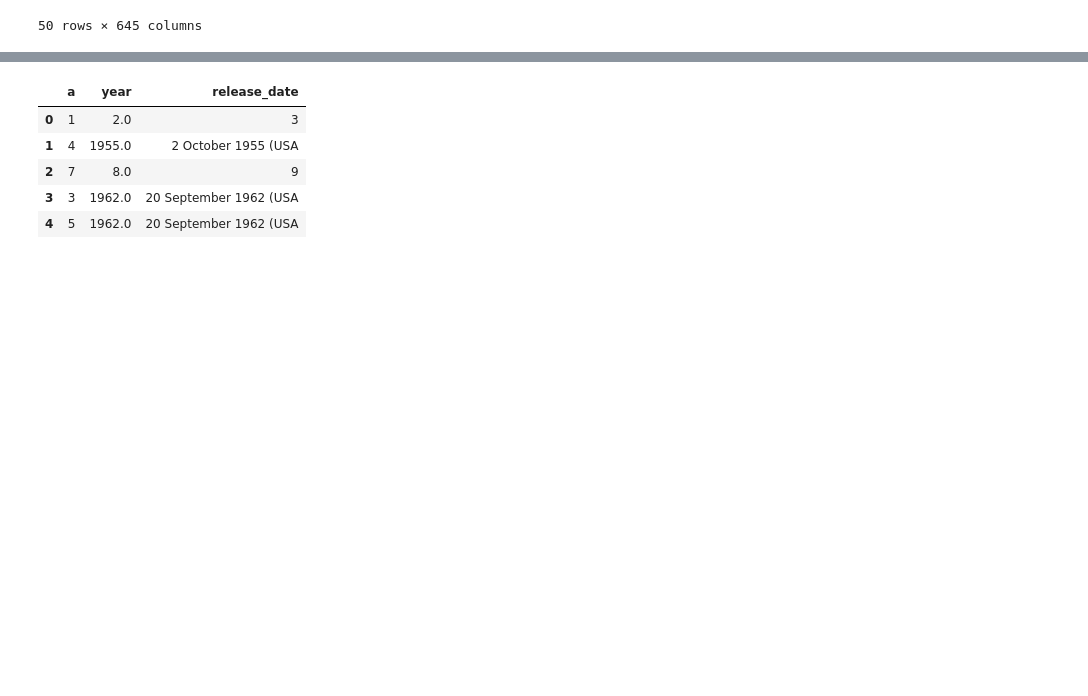
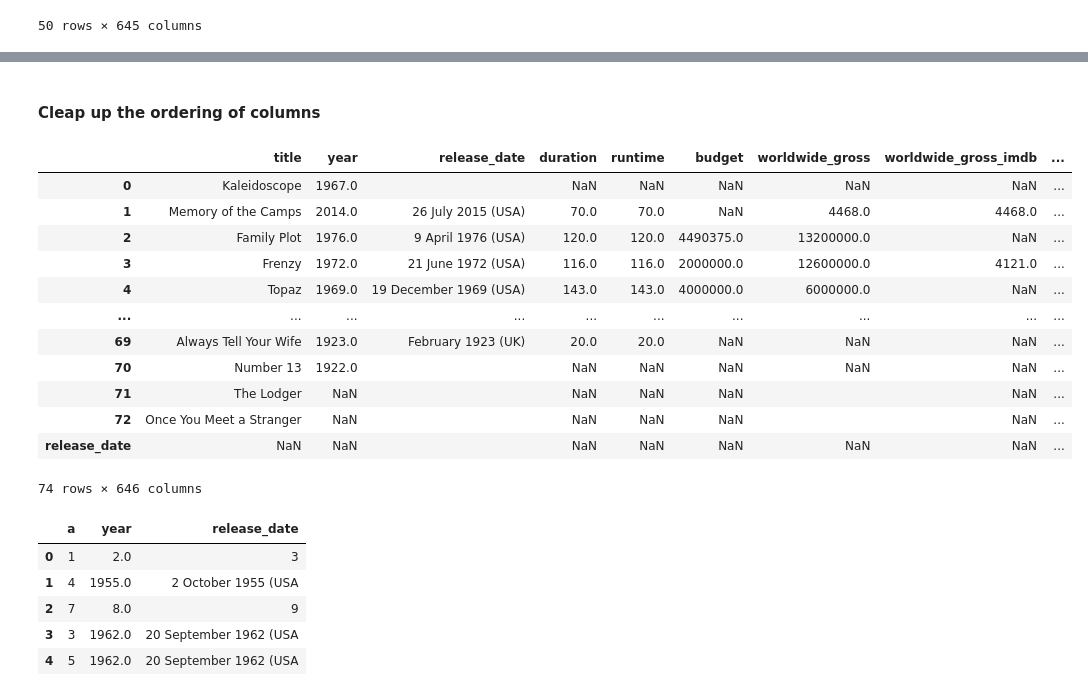
Before and after one commit to jmailman/scrape_flix, a Jupyter notebook: film_directors_streamlined.ipynb, the cells around one changed output, grey strips where cells are left out. Saved outputs shown, nothing was run; the diff lists cells and outputs as text; code cells hidden in the pictures; blank space fills up the shorter version.

```diff
--- a/film_directors_streamlined.ipynb
+++ b/film_directors_streamlined.ipynb
@@ -565,3 +620,26 @@ films_df_reordered.tail(50)
+# %% [markdown]
+#### Cleap up the ordering of columns
+# %%
+main_column_names_rearranged = ['title', 'year', 'release_date', 'duration', 'runtime', 'budget', 'worldwide_gross','worldwide_gross_imdb', 'worldwide_gross_bo', 'rating', 'metacritic_score', 'rating_count', 'tv_series']
+cast_column_names= films_df.columns[first_cast_column:-1]
+# %%
+films_df_reordered=films_df_reordered[[*main_column_names_rearranged, *cast_column_names] ]
+# %%
+films_df_reordered
+# %% [output]
+|  | title | year | release_date | duration | runtime | budget | worldwide_gross | worldwide_gross_imdb | ... |
+| 0 | Kaleidoscope | 1967.0 |  | NaN | NaN | NaN | NaN | NaN | ... |
+| 1 | Memory of the Camps | 2014.0 | 26 July 2015 (USA) | 70.0 | 70.0 | NaN | 4468.0 | 4468.0 | ... |
+| 2 | Family Plot | 1976.0 | 9 April 1976 (USA) | 120.0 | 120.0 | 4490375.0 | 13200000.0 | NaN | ... |
+| 3 | Frenzy | 1972.0 | 21 June 1972 (USA) | 116.0 | 116.0 | 2000000.0 | 12600000.0 | 4121.0 | ... |
+| 4 | Topaz | 1969.0 | 19 December 1969 (USA) | 143.0 | 143.0 | 4000000.0 | 6000000.0 | NaN | ... |
+| ... | ... | ... | ... | ... | ... | ... | ... | ... | ... |
+| 69 | Always Tell Your Wife | 1923.0 | February 1923 (UK) | 20.0 | 20.0 | NaN | NaN | NaN | ... |
+| 70 | Number 13 | 1922.0 |  | NaN | NaN | NaN | NaN | NaN | ... |
+| 71 | The Lodger | NaN |  | NaN | NaN | NaN |  | NaN | ... |
+| 72 | Once You Meet a Stranger | NaN |  | NaN | NaN | NaN |  | NaN | ... |
+| release_date | NaN | NaN |  | NaN | NaN | NaN | NaN | NaN | ... |
+74 rows × 646 columns
 # %%
 test_df = pd.DataFrame(
     list([[1, 2, 3], [4, np.nan, '2 October 1955 (USA', ], [7, 8, 9], [3, np.nan, '20 September 1962 (USA' ], [5, np.nan, '20 September 1962 (USA' ]]),
```
Also changed, not shown: parts of 13 cells of this notebook.
